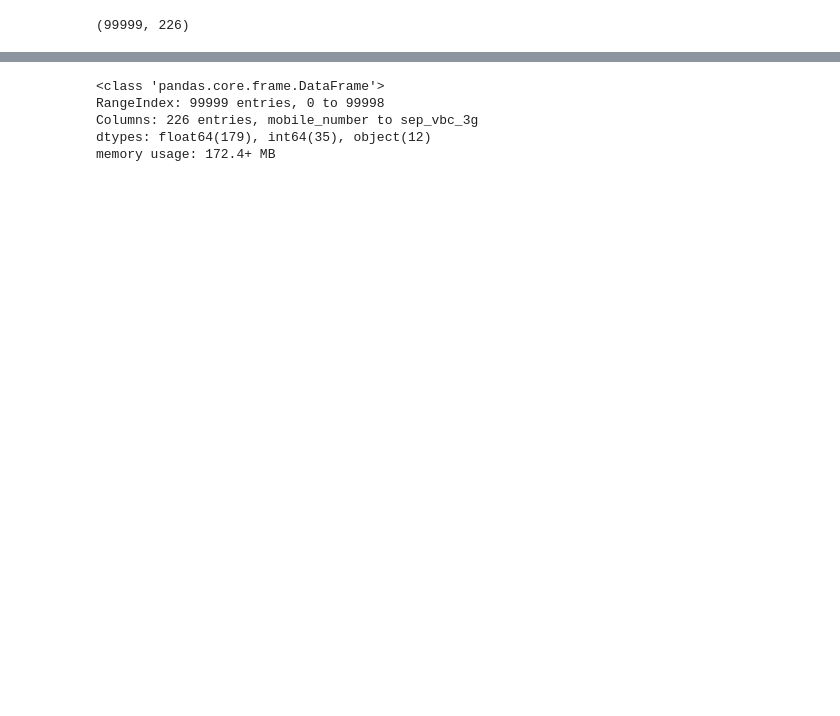
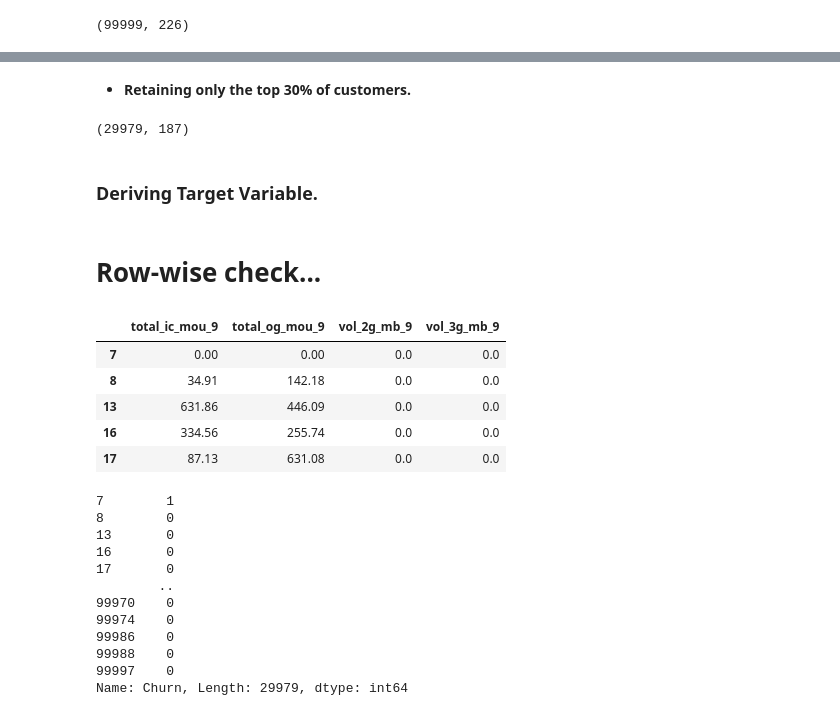
Before and after one commit to vyas09/upGrad_TelecomChurn_Advanced, a Jupyter notebook: CustomerChurnPrediction_upGrad.ipynb, the cells around one changed output, grey strips where cells are left out. Cells and saved outputs as stored; diff of their text form; code cells hidden in the pictures; blank space fills up the shorter version.

```diff
--- a/CustomerChurnPrediction_upGrad.ipynb
+++ b/CustomerChurnPrediction_upGrad.ipynb
@@ -21,0 +113,3 @@ df.shape
+# %%
+#numericals
+df = df.fillna(df.median().iloc[0])
@@ -21,0 +131,3 @@ df.shape
+# %%
+df['avg_rech_amt_6_7'] = (df['total_rech_amt_6'] +df['total_rech_amt_7']) / 2
+df.avg_rech_amt_6_7
@@ -21,0 +149,7 @@ df.shape
+# %% [markdown]
+- <b> Retaining only the top 30% of customers.
+# %%
+df = df[df['avg_rech_amt_6_7'] > bottom_70]
+df.shape
+# %% [output]
+(29979, 187)
@@ -21,0 +158,14 @@ df.shape
+# %% [markdown]
+### Deriving Target Variable.
+# %% [markdown]
+# Row-wise check...
+# %%
+month_9 = df[['total_ic_mou_9','total_og_mou_9','vol_2g_mb_9','vol_3g_mb_9']]
+month_9.head()
+# %% [output]
+|  | total_ic_mou_9 | total_og_mou_9 | vol_2g_mb_9 | vol_3g_mb_9 |
+| 7 | 0.00 | 0.00 | 0.0 | 0.0 |
+| 8 | 34.91 | 142.18 | 0.0 | 0.0 |
+| 13 | 631.86 | 446.09 | 0.0 | 0.0 |
+| 16 | 334.56 | 255.74 | 0.0 | 0.0 |
+| 17 | 87.13 | 631.08 | 0.0 | 0.0 |
@@ -22,8 +176,15 @@ df.shape
 # %%
-df.info()
+df.Churn
 # %% [output]
-<class 'pandas.core.frame.DataFrame'>
-RangeIndex: 99999 entries, 0 to 99998
-Columns: 226 entries, mobile_number to sep_vbc_3g
-dtypes: float64(179), int64(35), object(12)
-memory usage: 172.4+ MB
+7        1
+8        0
+13       0
+16       0
+17       0
+        ..
+99970    0
+99974    0
+99986    0
+99988    0
+99997    0
+Name: Churn, Length: 29979, dtype: int64
```
Also changed, not shown: parts of 31 cells of this notebook.
